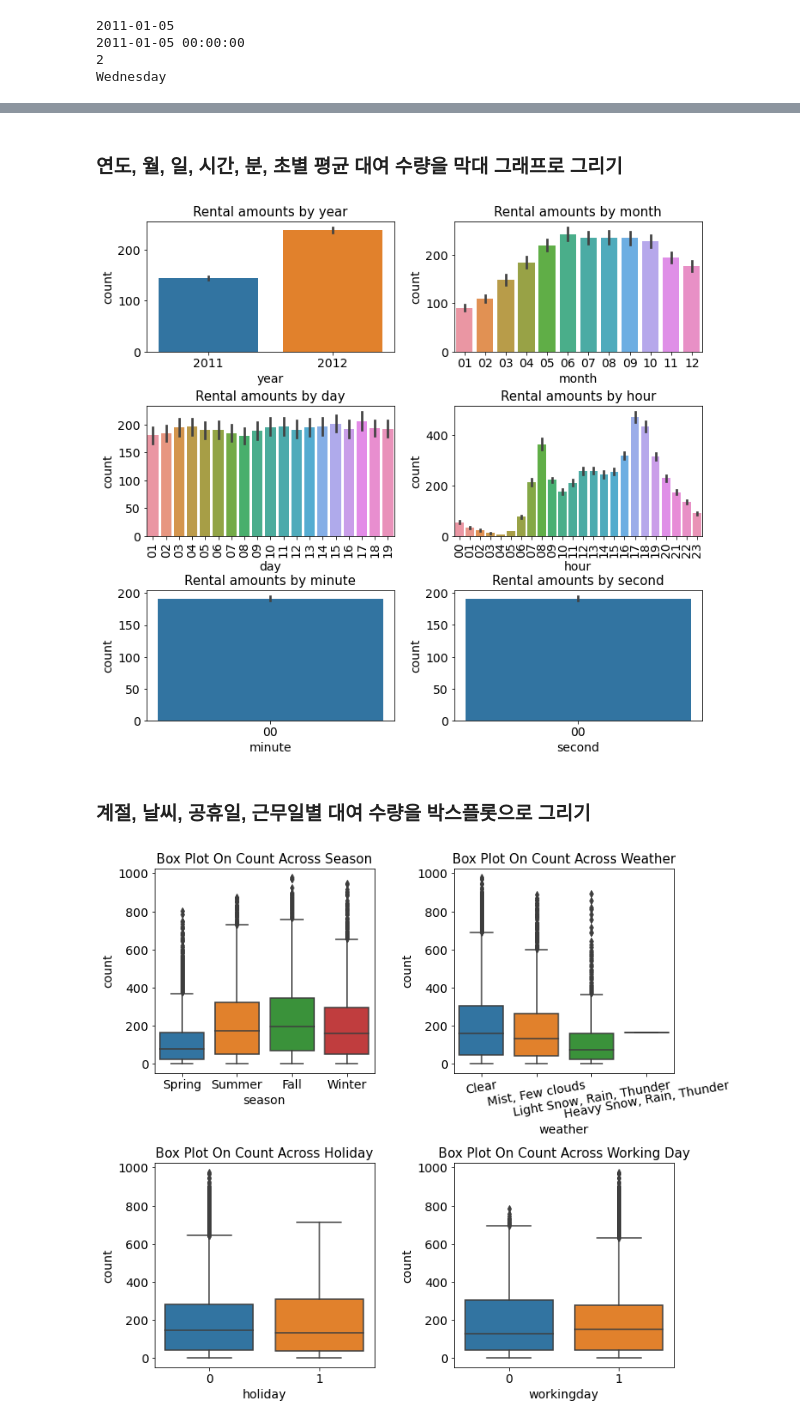
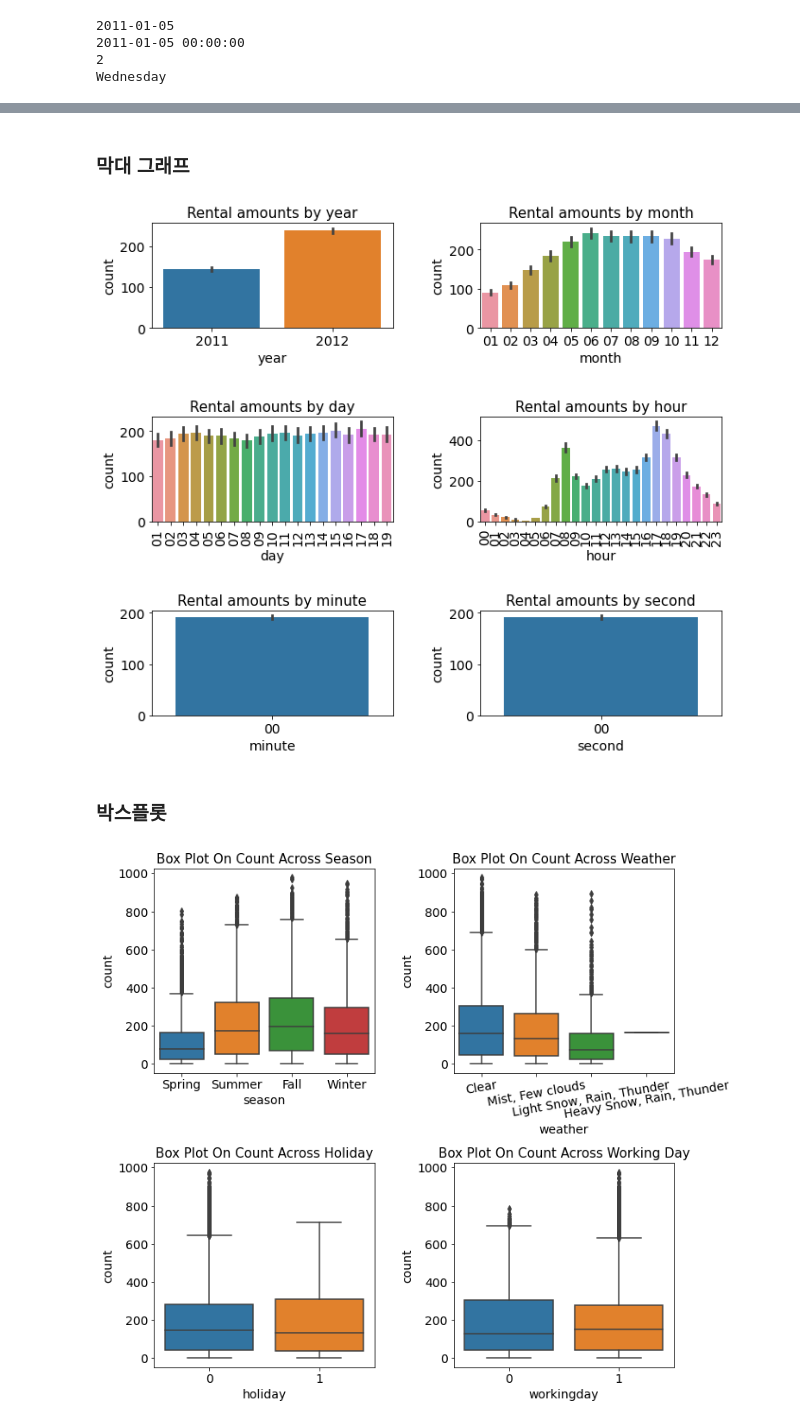
Before and after one commit to BaekKyunShin/Must-Have-Kaggle-Data-Science, a Jupyter notebook: ch3/bike_sharing_demand_EDA.ipynb, the cells around one changed output, grey strips where cells are left out. Drawn from its saved outputs; the diff is of its cells as text; code cells hidden in the pictures.

```diff
--- a/ch3/bike_sharing_demand_EDA.ipynb
+++ b/ch3/bike_sharing_demand_EDA.ipynb
@@ -205,4 +189,0 @@ sns.distplot(np.log(train['count']));
-# %%
-mpl.rc('font', size=14)
-mpl.rc('axes', titlesize=15)
-figure, axes = plt.subplots(nrows=3, ncols=2)
@@ -216,38 +190,38 @@ plt.tight_layout()
-# %% [markdown]
-### 연도, 월, 일, 시간, 분, 초별 평균 대여 수량을 막대 그래프로 그리기
+# %% [markdown]
+### 막대 그래프
 # %%
 # 스텝 1 : m행 n열 Figure 준비
 mpl.rc('font', size=14)
 mpl.rc('axes', titlesize=15)
 figure, axes = plt.subplots(nrows=3, ncols=2) # 3행 2열 Figure 생성
-plt.tight_layout(0.1) # 그래프 사이에 여백 확보
+plt.tight_layout() # 그래프 사이에 여백 확보
 figure.set_size_inches(10, 9) # 전체 Figure 크기 설정
 
 # 스텝 2 : 서브플롯 할당
 # 각 축에 연도, 월, 일, 시간, 분, 초별 평균 대여 수량 막대 그래프 할당
 sns.barplot(x='year', y='count', data=train, ax=axes[0, 0])
 sns.barplot(x='month', y='count', data=train, ax=axes[0, 1])
 sns.barplot(x='day', y='count', data=train, ax=axes[1, 0])
 sns.barplot(x='hour', y='count', data=train, ax=axes[1, 1])
 sns.barplot(x='minute', y='count', data=train, ax=axes[2, 0])
 sns.barplot(x='second', y='count', data=train, ax=axes[2, 1])
 
 # 스텝 3 : 세부 설정
 # 3.1 서브플롯에 제목 달기
 axes[0, 0].set(title='Rental amounts by year')
 axes[0, 1].set(title='Rental amounts by month')
 axes[1, 0].set(title='Rental amounts by day')
 axes[1, 1].set(title='Rental amounts by hour')
 axes[2, 0].set(title='Rental amounts by minute')
 axes[2, 1].set(title='Rental amounts by second')
 
 # 3.2 1행에 위치한 서브플롯들의 x축 라벨 90도 회전
 axes[1, 0].tick_params(axis='x', labelrotation=90)
 axes[1, 1].tick_params(axis='x', labelrotation=90)
 # %% [output]
-[figure, old version]
+[figure, new version]
-# %% [markdown]
-### 계절, 날씨, 공휴일, 근무일별 대여 수량을 박스플롯으로 그리기
+# %% [markdown]
+### 박스플롯
 # %%
 # 스텝 1 : m행 n열 Figure 준비
 figure, axes = plt.subplots(nrows=2, ncols=2) # 2행 2열
```
Also changed, not shown: parts of 26 cells of this notebook.
